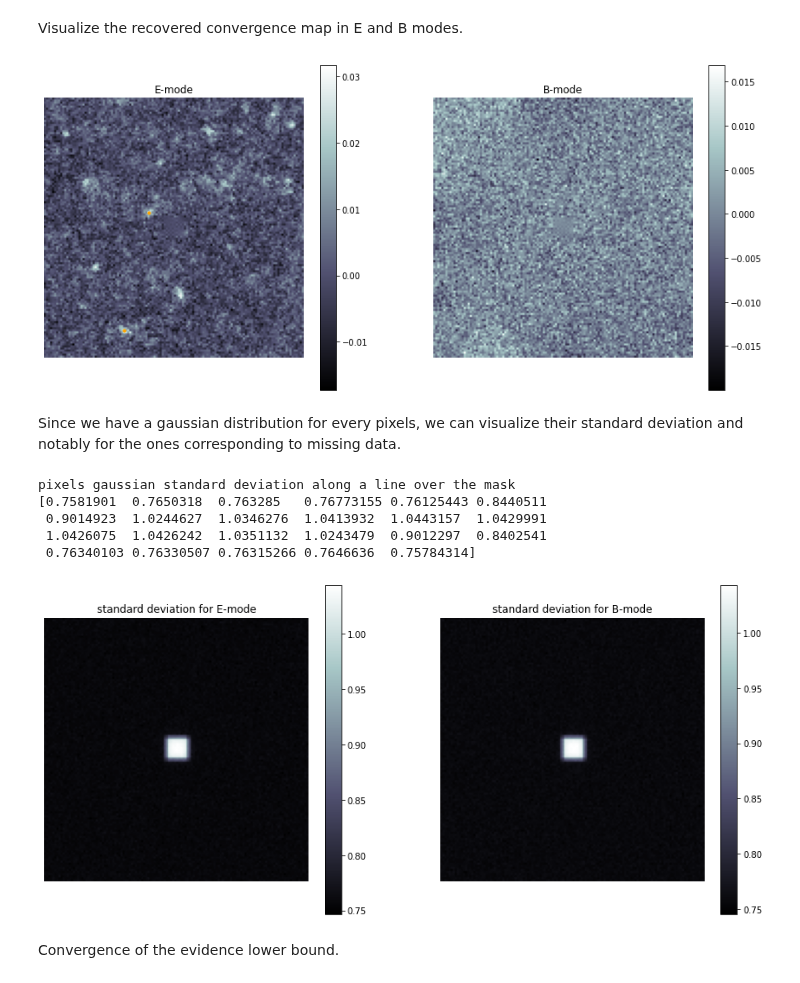
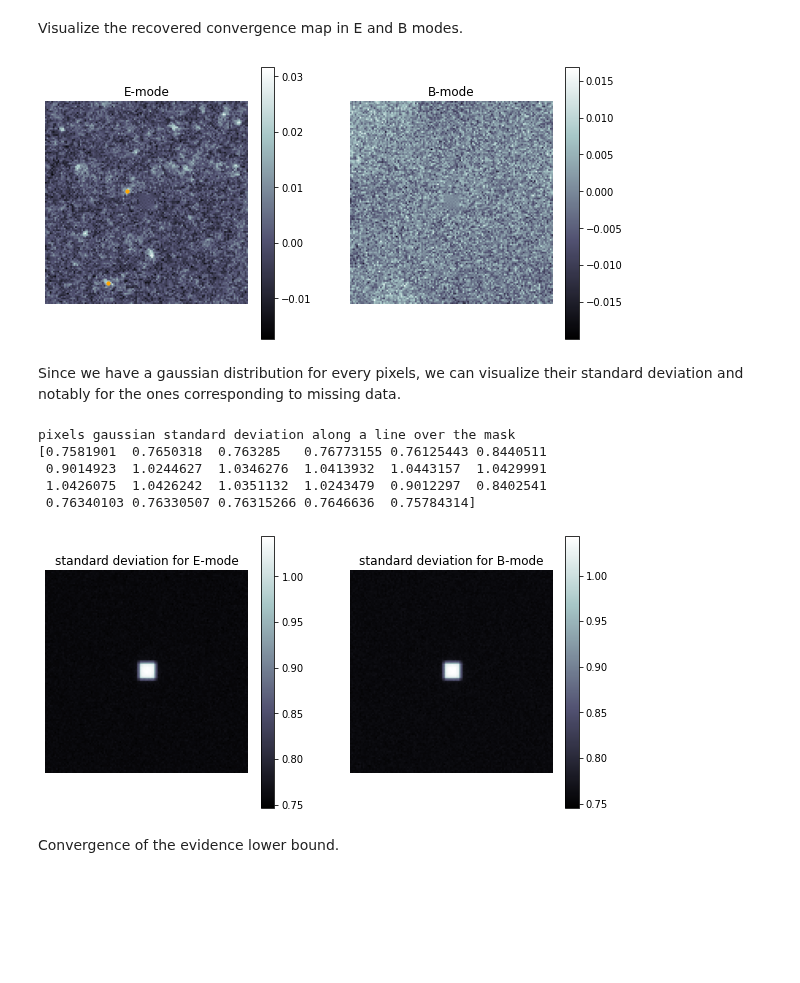
Before and after one commit to CosmoStat/jax-lensing, a Jupyter notebook: notebooks/multivariate-gaussian-vi.ipynb, the cells around one changed output. Drawn from its saved outputs; the diff is of its cells as text; code cells hidden in the pictures; blank space fills up the shorter version.

```diff
--- a/notebooks/multivariate-gaussian-vi.ipynb
+++ b/notebooks/multivariate-gaussian-vi.ipynb
@@ -185,20 +185,20 @@ Visualize the recovered convergence map in E and B modes.
 # %%
 x, y, h = find_peaks2d(kE, threshold=0.03, include_border=True)
 # Plot peak positions over the convergence
-plt.figure(figsize=(15, 7))
+plt.figure(figsize=(10, 5))
 plt.subplot(121)
 plot_convergence(kE, x, y)#, title='$\kappa_E$ via Variatinal Inference')
 plt.title('E-mode')
 plt.subplot(122)
 plt.imshow(kB, origin='lower', cmap='bone')
 plt.title('B-mode')
 plt.axis('off')
 plt.colorbar()
 
 
 plt.show()
 # %% [output]
-[figure, old version]
+[figure, new version]
 # %% [markdown]
 Since we have a gaussian distribution for every pixels, we can visualize their standard deviation and notably for the ones corresponding to missing data.
 # %%
@@ -207,7 +207,7 @@ std = jnp.exp(params[1])
 stdE, stdB = std[:std.shape[0]//2], std[std.shape[0]//2:]
 stdE, stdB = jnp.reshape(stdE, (128, 128)), jnp.reshape(stdB, (128, 128))
 
-plt.figure(figsize=(15, 7))
+plt.figure(figsize=(10, 5))
 plt.subplot(121)
 plt.imshow(stdE, origin='lower', cmap='bone')
 plt.title('standard deviation for E-mode')
@@ -228,7 +228,7 @@ pixels gaussian standard deviation along a line over the mask
  0.9014923  1.0244627  1.0346276  1.0413932  1.0443157  1.0429991
  1.0426075  1.0426242  1.0351132  1.0243479  0.9012297  0.8402541
  0.76340103 0.76330507 0.76315266 0.7646636  0.75784314]
-[figure, old version]
+[figure, new version]
 # %% [markdown]
 Convergence of the evidence lower bound.
 # %%
```
Also changed, not shown: parts of 1 cell of this notebook.
